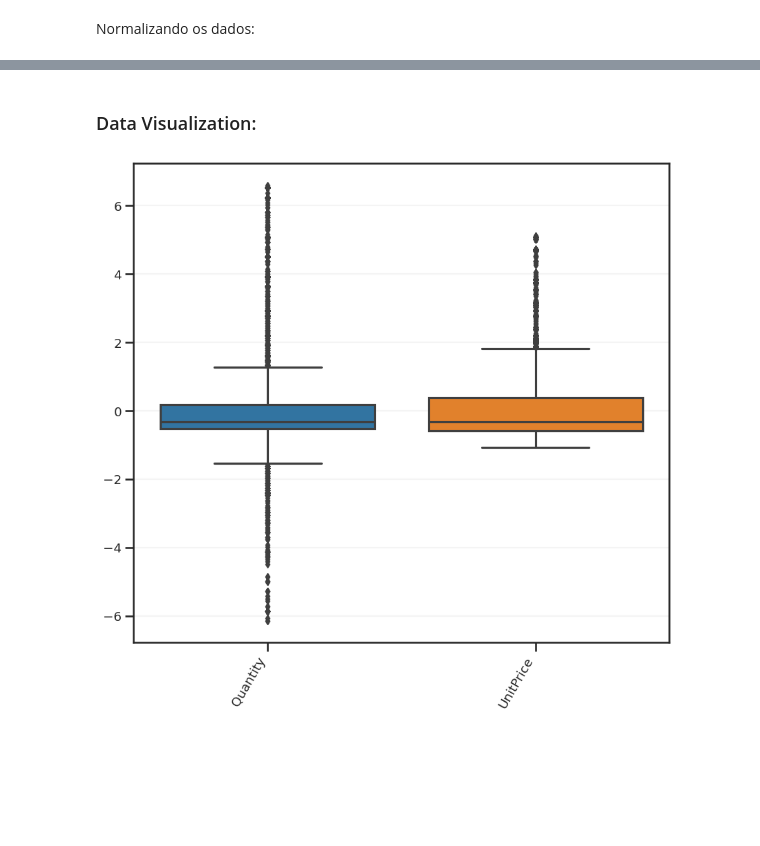
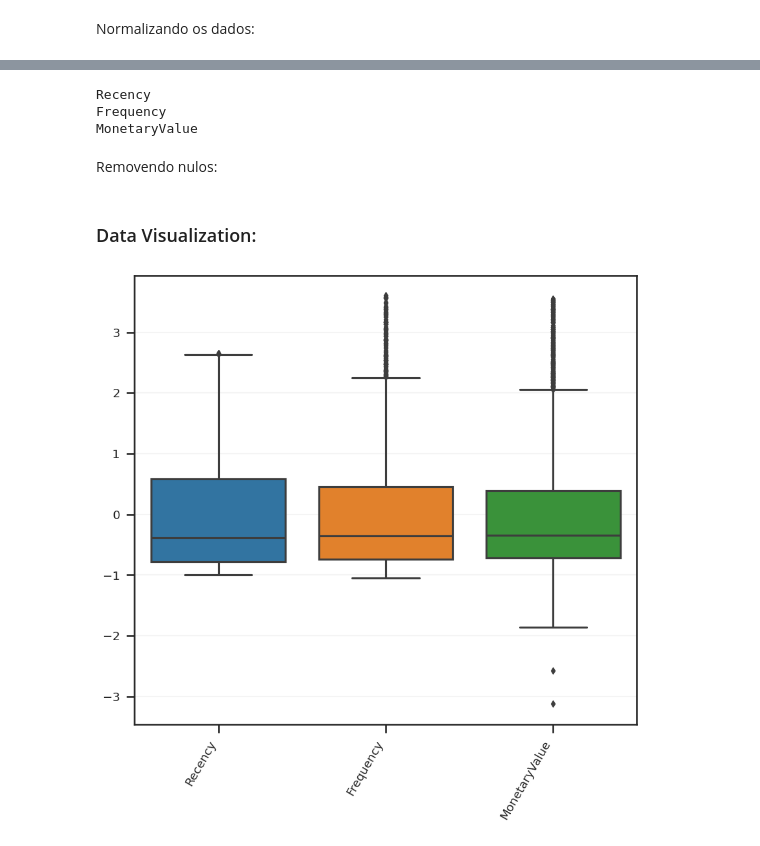
Before and after one commit to SamuelBarbosaDev/Customer_Segmentation_For_Marketing, a Jupyter notebook: core/core/main.ipynb, the cells around one changed output, grey strips where cells are left out. Drawn from its saved outputs; the diff is of its cells as text; code cells hidden in the pictures; blank space fills up the shorter version.

```diff
--- a/core/core/main.ipynb
+++ b/core/core/main.ipynb
@@ -185,6 +292,0 @@ Identificando e removendo linhas com outliers (|Z-score| > 3):
-# %%
-df = customer_profiles.removing_outliers_zscore(
-    dataframe=df,
-    column=colunas,
-    threshold=3
-)
@@ -192,0 +295,4 @@ Amount of outliers: 8223
+# %%
+df_rfv = customer_profiles.removendo_nulos(
+    dataframe=df_rfv
+)
@@ -193,9 +320,32 @@ Amount of outliers: 8223
+# %%
+def remove_outliers_iqr(df, coluna):
+    Q1 = df[coluna].quantile(0.25)
+    Q3 = df[coluna].quantile(0.75)
+    IQR = Q3 - Q1
+    limite_inferior = Q1 - 1.5 * IQR
+    limite_superior = Q3 + 1.5 * IQR
+    df_sem_outliers = df[(df[coluna] >= limite_inferior) & (df[coluna] <= limite_superior)]
+    return df_sem_outliers[coluna]
+
+for coluna in colunas:
+    print(coluna)
+    df_rfv[coluna] = remove_outliers_iqr(df=df_rfv, coluna=coluna)
+# %% [output]
+Recency
+Frequency
+MonetaryValue
+# %% [markdown]
+Removendo nulos:
+# %%
+df_rfv = customer_profiles.removendo_nulos(
+    dataframe=df_rfv
+)
 # %% [markdown]
 ### Data Visualization:
 # %%
 customer_profiles.gráfico_boxplot(
-    dataframe=df,
+    dataframe=df_rfv,
     figsize=(10, 9)
 )
 # %% [output]
-[figure, old version]
+[figure, new version]
```
Also changed, not shown: parts of 68 cells of this notebook.
